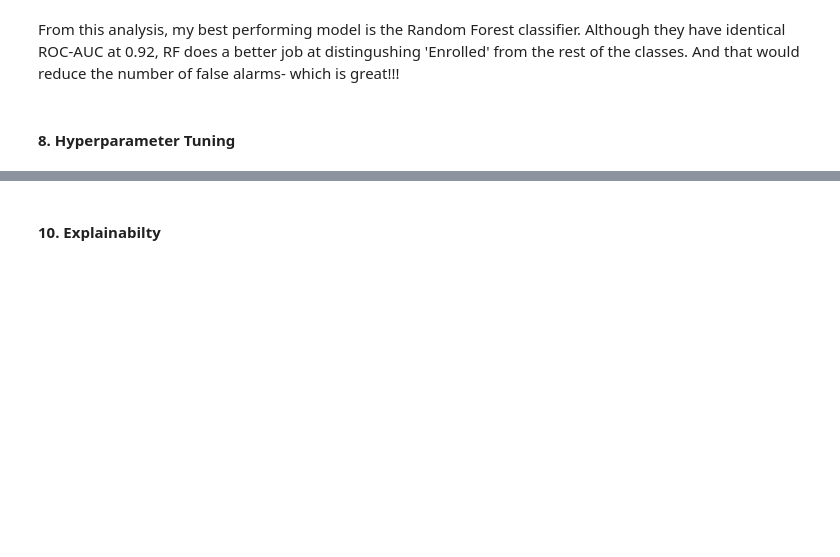
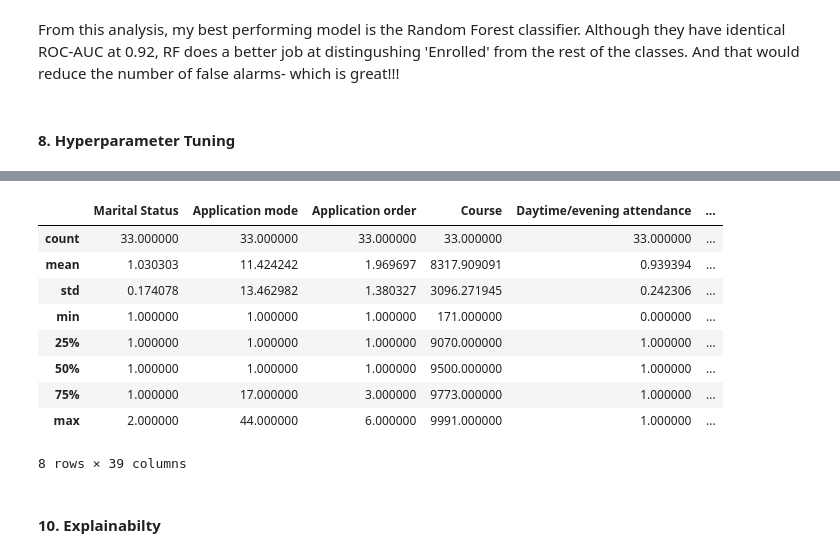
Before and after one commit to WamzMwangi/Predicting_Student_Dropout_with_Explainable_Machine_Learning, a Jupyter notebook: main.ipynb, the cells around one changed output, grey strips where cells are left out. Saved outputs shown, nothing was run; the diff lists cells and outputs as text; code cells hidden in the pictures; blank space fills up the shorter version.

```diff
--- a/main.ipynb
+++ b/main.ipynb
@@ -568,0 +649,19 @@ From this analysis, my best performing model is the Random Forest classifier. Al
+# %%
+#the goal is to create a dataframe with misclassifications , so I can identify any patterns
+
+# Create a dataframe with the test data, predictions and probabilities for each class
+
+# Inverse transform using RobustScaler - because the values were reading weird negative
+X_test_unscaled = scaler.inverse_transform(X_test)
+results = pd.DataFrame(X_test_unscaled, columns=X.columns)
+results['Actual'] = y_test.values.ravel()
+results['Predicted'] = y_pred
+results['y_prob_Dropout'] = rf_best.predict_proba(X_test)[:, 0]
+results['y_prob_Enrolled'] = rf_best.predict_proba(X_test)[:, 1]
+results['y_prob_Graduate'] = rf_best.predict_proba(X_test)[:, 2]
+
+# Filter for misclassified samples
+misclassified = results[results['Actual'] != results['Predicted']]
+
+# Display misclassified samples
+misclassified.head()
@@ -568,0 +678,3 @@ From this analysis, my best performing model is the Random Forest classifier. Al
+# %%
+df_dropout = misclassified[misclassified['Actual'] == 'Dropout']
+df_dropout.head()
@@ -568,0 +698,5 @@ From this analysis, my best performing model is the Random Forest classifier. Al
+# %%
+mask = (df_dropout['Actual']== "Dropout") & (df_dropout['Predicted'] == "Graduate")
+
+false_graduates = df_dropout[mask]
+false_graduates.head()
@@ -569,2 +711,15 @@ From this analysis, my best performing model is the Random Forest classifier. Al
+# %%
+false_graduates.describe()
+# %% [output]
+|  | Marital Status | Application mode | Application order | Course | Daytime/evening attendance | ... |
+| count | 33.000000 | 33.000000 | 33.000000 | 33.000000 | 33.000000 | ... |
+| mean | 1.030303 | 11.424242 | 1.969697 | 8317.909091 | 0.939394 | ... |
+| std | 0.174078 | 13.462982 | 1.380327 | 3096.271945 | 0.242306 | ... |
+| min | 1.000000 | 1.000000 | 1.000000 | 171.000000 | 0.000000 | ... |
+| 25% | 1.000000 | 1.000000 | 1.000000 | 9070.000000 | 1.000000 | ... |
+| 50% | 1.000000 | 1.000000 | 1.000000 | 9500.000000 | 1.000000 | ... |
+| 75% | 1.000000 | 17.000000 | 3.000000 | 9773.000000 | 1.000000 | ... |
+| max | 2.000000 | 44.000000 | 6.000000 | 9991.000000 | 1.000000 | ... |
+8 rows × 39 columns
 # %% [markdown]
 #### 10. Explainabilty
```
Also changed, not shown: parts of 19 cells of this notebook.
